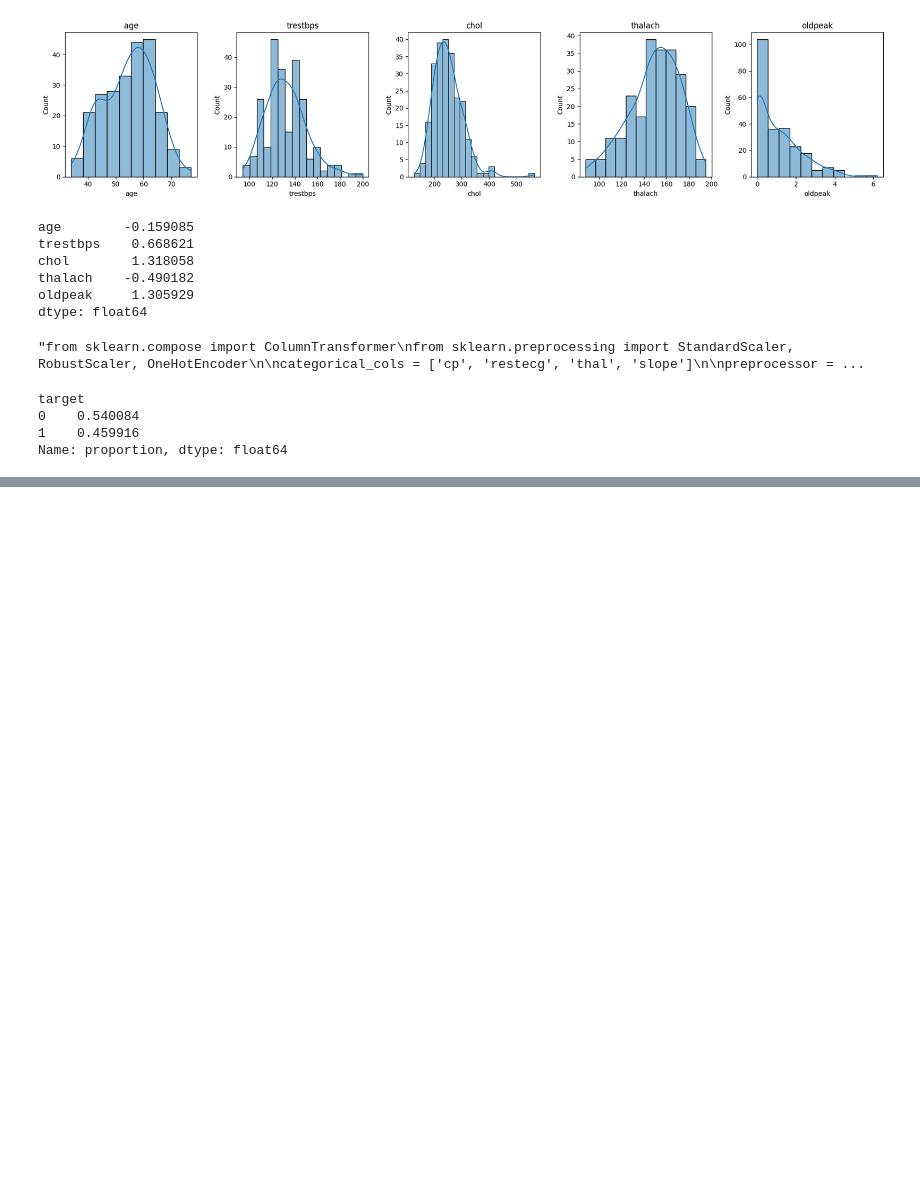
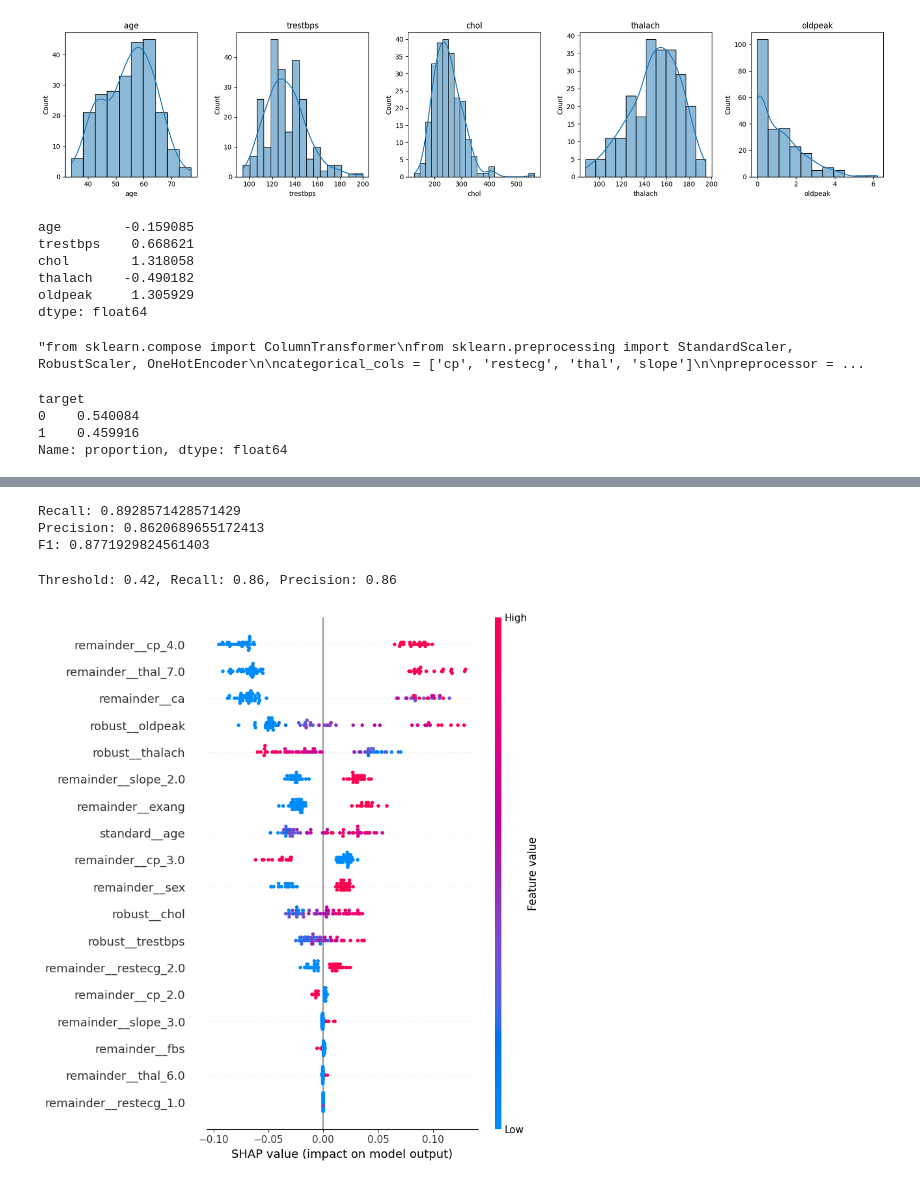
Before and after one commit to subha-subbiah/UCI-heart-disease, a Jupyter notebook: 2_preprocessing.ipynb, the cells around one changed output, grey strips where cells are left out. Drawn from its saved outputs; the diff is of its cells as text; code cells hidden in the pictures; blank space fills up the shorter version.

Commit message:
models

```diff
--- a/2_preprocessing.ipynb
+++ b/2_preprocessing.ipynb
@@ -160,3 +162,7 @@ target
 0    0.540084
 1    0.459916
 Name: proportion, dtype: float64
+# %%
+from sklearn.model_selection import StratifiedKFold
+
+cv = StratifiedKFold(n_splits=5, shuffle=True, random_state=42)
@@ -162,0 +317,27 @@ Name: proportion, dtype: float64
+# %%
+from sklearn.metrics import (
+    roc_auc_score, f1_score, recall_score, precision_score,
+    confusion_matrix, classification_report, RocCurveDisplay
+)
+
+# 1. Final model — refit on the FULL training set using the best params found via CV
+final_model = RandomForestClassifier(
+    max_depth=5,
+    max_features='log2',
+    min_samples_leaf=6,
+    n_estimators=101,
+    random_state=42
+)
+
+final_model.fit(X_train_scaled, y_train)
+
+# 2. Evaluate ONCE on the held-out test set — never touched until now
+y_pred = final_model.predict(X_test_scaled)
+y_proba = final_model.predict_proba(X_test_scaled)[:, 1]
+
+print("Test ROC-AUC:", roc_auc_score(y_test, y_proba))
+print("Test F1:", f1_score(y_test, y_pred))
+print("Test Recall:", recall_score(y_test, y_pred))
+print("Test Precision:", precision_score(y_test, y_pred))
+print("\nConfusion matrix:\n", confusion_matrix(y_test, y_pred))
+print("\n", classification_report(y_test, y_pred))
@@ -162,0 +362,32 @@ Name: proportion, dtype: float64
+# %%
+custom_threshold = 0.42
+y_pred_adjusted = (y_proba >= custom_threshold).astype(int)
+
+print("Recall:", recall_score(y_test, y_pred_adjusted))
+print("Precision:", precision_score(y_test, y_pred_adjusted))
+print("F1:", f1_score(y_test, y_pred_adjusted))
+# %% [output]
+Recall: 0.8928571428571429
+Precision: 0.8620689655172413
+F1: 0.8771929824561403
+# %%
+from sklearn.metrics import precision_recall_curve
+
+precision, recall, thresholds = precision_recall_curve(y_test, y_proba)
+
+# find threshold that gets recall to, say, ~0.85
+import numpy as np
+idx = np.argmin(np.abs(recall - 0.85))
+print(f"Threshold: {thresholds[idx]:.2f}, Recall: {recall[idx]:.2f}, Precision: {precision[idx]:.2f}")
+# %% [output]
+Threshold: 0.42, Recall: 0.86, Precision: 0.86
+# %%
+import shap
+
+explainer = shap.TreeExplainer(final_model)
+shap_values = explainer.shap_values(X_test_scaled)
+
+# Global feature importance
+shap.summary_plot(shap_values[:,:,1], X_test_scaled, feature_names=preprocessor.get_feature_names_out())
+# %% [output]
+[figure, added]
```
Also changed, not shown: parts of 9 cells of this notebook.
